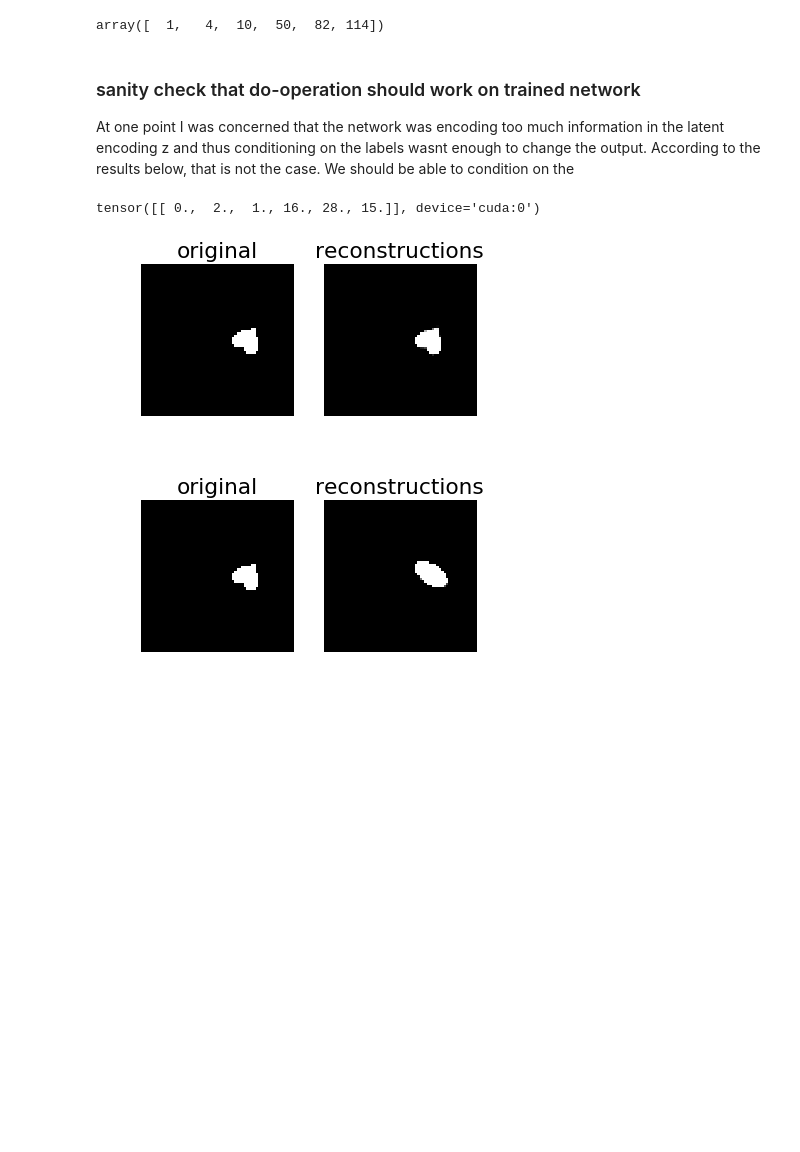
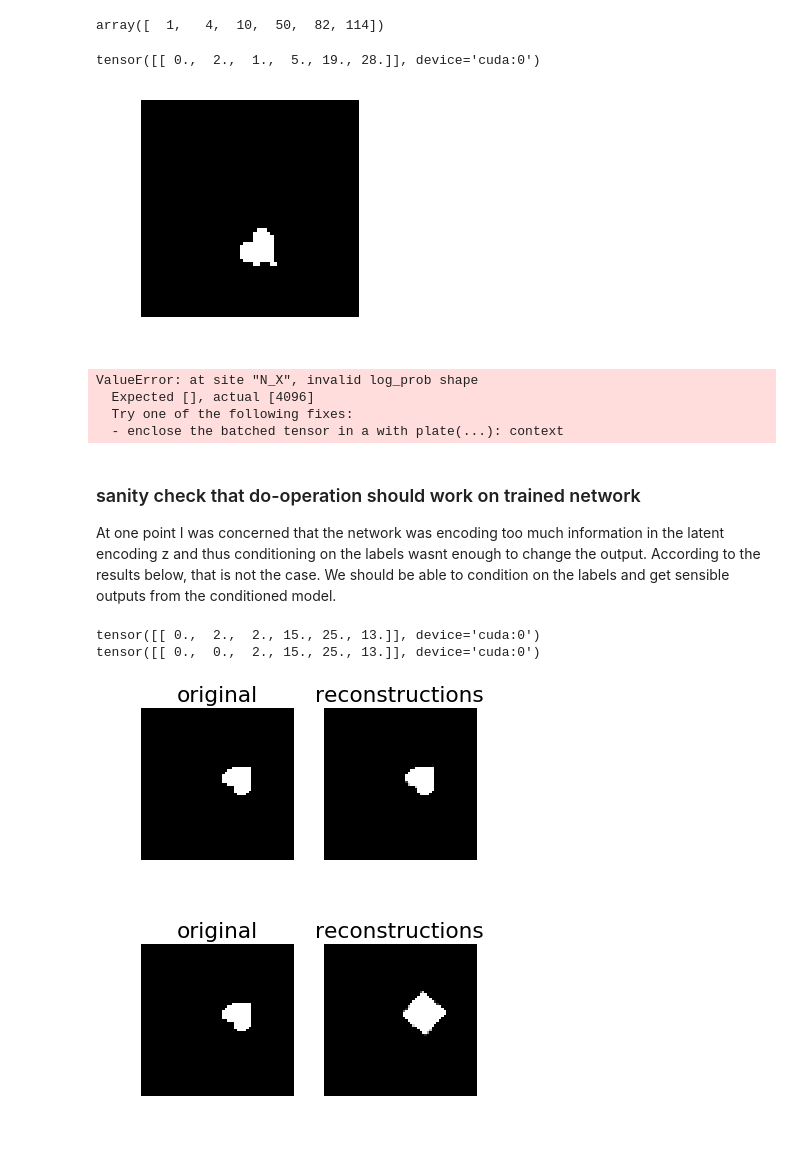
Before and after one commit to dmklee/CausalVAE, a Jupyter notebook: causal_vae_dsprites.ipynb, the cells around one changed output. Drawn from its saved outputs; the diff is of its cells as text; code cells hidden in the pictures; blank space fills up the shorter version.

Commit message:
first attempt at svi based on robs code snippet, still throws error

```diff
--- a/causal_vae_dsprites.ipynb
+++ b/causal_vae_dsprites.ipynb
@@ -547,7 +621,29 @@ class SCM():
+# %%
+# testing scm functions
+x, y = get_specific_data(cuda=True)
+mu, sigma = vae.encoder.forward(x,vae.remap_y(y))
+scm = SCM(vae, mu.cpu(), sigma.cpu())
+print(y)
+plot_image(x)
+# %% [output]
+tensor([[ 0.,  2.,  1.,  5., 19., 28.]], device='cuda:0')
+[figure, added]
+# %%
+cond_data = {}
+for i in range(1, 6):
+    cond_data["Y_{}".format(i)] = torch.tensor(y[0,i].cpu()).to(torch.float32)
+
+
+cond_noise = scm.update_noise_svi(cond_data)
+# %% [output]
+ValueError: at site "N_X", invalid log_prob shape
+  Expected [], actual [4096]
+  Try one of the following fixes:
+  - enclose the batched tensor in a with plate(...): context
 # %% [markdown]
 ### sanity check that do-operation should work on trained network
 
-At one point I was concerned that the network was encoding too much information in the latent encoding z and thus conditioning on the labels wasnt enough to change the output.  According to the results below, that is not the case.  We should be able to condition on the
+At one point I was concerned that the network was encoding too much information in the latent encoding z and thus conditioning on the labels wasnt enough to change the output.  According to the results below, that is not the case.  We should be able to condition on the labels and get sensible outputs from the conditioned model.
 # %%
 original, y_original = get_specific_data(cuda=True)
 print(y_original)
@@ -560,11 +656,13 @@ compare_to_density(original,rs)
 
 y_new = torch.tensor(y_original)
 y_new[0,1] = (y[0,1] + 1) % 2
+print(y_new)
 zs = torch.cat([dist.Normal(mu.cpu(), sigma.cpu()).sample() for a in range(B)], 0)
 ys = torch.cat([vae.remap_y(y_new) for a in range(B)], 0)
 rs = vae.decoder.forward(zs.cuda(), ys).detach()
 compare_to_density(original,rs)
 # %% [output]
-tensor([[ 0.,  2.,  1., 16., 28., 15.]], device='cuda:0')
+tensor([[ 0.,  2.,  2., 15., 25., 13.]], device='cuda:0')
+tensor([[ 0.,  0.,  2., 15., 25., 13.]], device='cuda:0')
-[figure, old version]
+[figure, new version]
-[figure, old version]
+[figure, new version]
```
Also changed, not shown: parts of 2 cells of this notebook.
